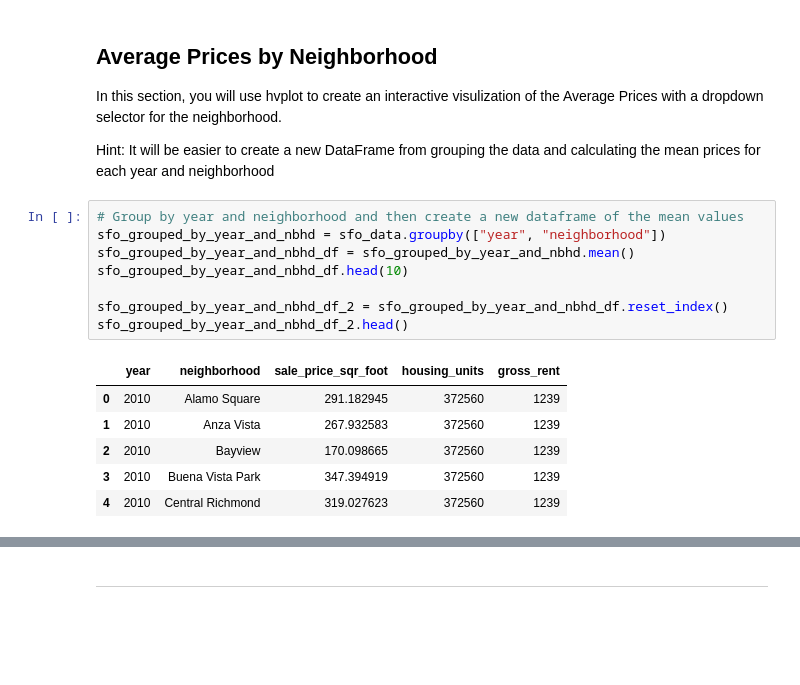
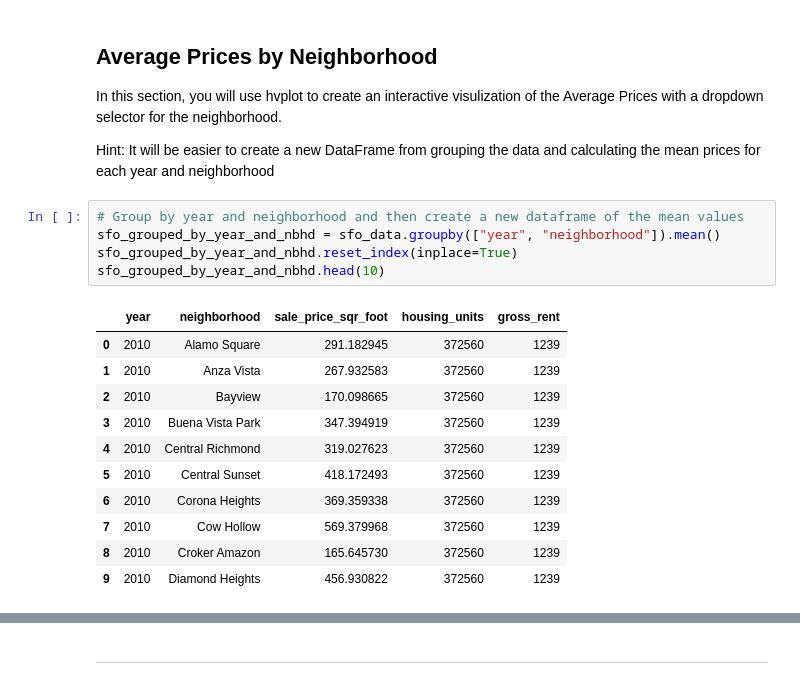
Before and after one commit to Tijaw1/San-Francisco-Rental-Analysis, a Jupyter notebook: rental_analysis.ipynb, the cells around one changed output, grey strips where cells are left out. Saved outputs shown, nothing was run; the diff lists cells and outputs as text; blank space fills up the shorter version.

```diff
--- a/rental_analysis.ipynb
+++ b/rental_analysis.ipynb
@@ -144,19 +134,21 @@ In this section, you will use hvplot to create an interactive visulization of th
 Hint: It will be easier to create a new DataFrame from grouping the data and calculating the mean prices for each year and neighborhood
 # %%
 # Group by year and neighborhood and then create a new dataframe of the mean values
-sfo_grouped_by_year_and_nbhd = sfo_data.groupby(["year", "neighborhood"])
-sfo_grouped_by_year_and_nbhd_df = sfo_grouped_by_year_and_nbhd.mean()
-sfo_grouped_by_year_and_nbhd_df.head(10)
-
-sfo_grouped_by_year_and_nbhd_df_2 = sfo_grouped_by_year_and_nbhd_df.reset_index()
-sfo_grouped_by_year_and_nbhd_df_2.head()
+sfo_grouped_by_year_and_nbhd = sfo_data.groupby(["year", "neighborhood"]).mean()
+sfo_grouped_by_year_and_nbhd.reset_index(inplace=True)
+sfo_grouped_by_year_and_nbhd.head(10)
 # %% [output]
 |  | year | neighborhood | sale_price_sqr_foot | housing_units | gross_rent |
 | 0 | 2010 | Alamo Square | 291.182945 | 372560 | 1239 |
 | 1 | 2010 | Anza Vista | 267.932583 | 372560 | 1239 |
 | 2 | 2010 | Bayview | 170.098665 | 372560 | 1239 |
 | 3 | 2010 | Buena Vista Park | 347.394919 | 372560 | 1239 |
 | 4 | 2010 | Central Richmond | 319.027623 | 372560 | 1239 |
+| 5 | 2010 | Central Sunset | 418.172493 | 372560 | 1239 |
+| 6 | 2010 | Corona Heights | 369.359338 | 372560 | 1239 |
+| 7 | 2010 | Cow Hollow | 569.379968 | 372560 | 1239 |
+| 8 | 2010 | Croker Amazon | 165.645730 | 372560 | 1239 |
+| 9 | 2010 | Diamond Heights | 456.930822 | 372560 | 1239 |
 # %%
 # Use hvplot to create an interactive line chart of the average price per sq ft.
 # The plot should have a dropdown selector for the neighborhood
```
Also changed, not shown: parts of 7 cells of this notebook, 1 other file.
